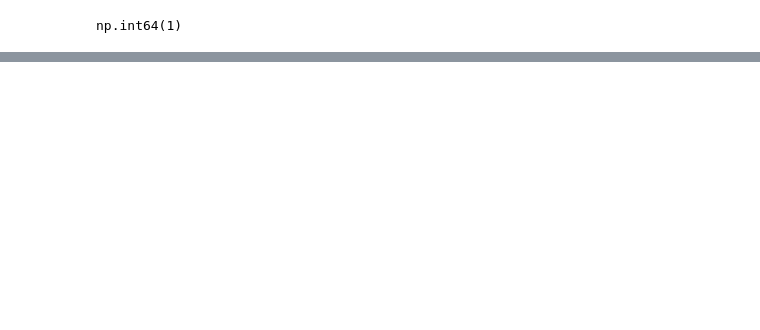
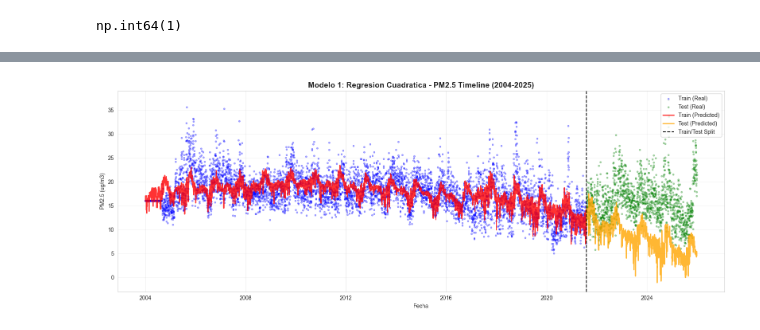
Before and after one commit to MateoJaramillo26/Progreso-3, a Jupyter notebook: ProyectoProgreso3.ipynb, the cells around one changed output, grey strips where cells are left out. Cells and saved outputs as stored; diff of their text form; code cells hidden in the pictures; blank space fills up the shorter version.

```diff
--- a/ProyectoProgreso3.ipynb
+++ b/ProyectoProgreso3.ipynb
@@ -205,0 +502,12 @@ dtype: float64
+# %%
+# PASO 11: Entrenar modelo de Regresion Lineal
+log.info("Entrenando modelo de Regresion Cuadratica...")
+
+start_time = time.time()
+model_quad = LinearRegression()
+model_quad.fit(X_train_scaled, y_train)
+training_time = time.time() - start_time
+
+log.info(f"Modelo entrenado en {training_time:.3f} segundos")
+log.info(f"Coeficientes: {len(model_quad.coef_)} features")
+log.info(f"Intercepto: {model_quad.intercept_:.4f}")
@@ -205,0 +519,9 @@ dtype: float64
+# %%
+# PASO 12: Generar predicciones
+log.info("Generando predicciones...")
+
+y_pred_train = model_quad.predict(X_train_scaled)
+y_pred_test = model_quad.predict(X_test_scaled)
+
+log.info(f"Train - Real: [{y_train.min():.2f}, {y_train.max():.2f}] | Pred: [{y_pred_train.min():.2f}, {y_pred_train.max():.2f}]")
+log.info(f"Test  - Real: [{y_test.min():.2f}, {y_test.max():.2f}] | Pred: [{y_pred_test.min():.2f}, {y_pred_test.max():.2f}]")
@@ -205,0 +572,24 @@ dtype: float64
+# %%
+# PASO 14: Visualizacion 1 - Timeline completo
+log.info("Generando visualizacion: Timeline completo...")
+
+sns.set_style("whitegrid")
+plt.figure(figsize=(16, 6))
+
+plt.scatter(train['Date_time'], y_train, alpha=0.3, s=8, label='Train (Real)', color='blue')
+plt.scatter(test['Date_time'], y_test, alpha=0.3, s=8, label='Test (Real)', color='green')
+plt.plot(train['Date_time'], y_pred_train, color='red', label='Train (Predicted)', linewidth=2, alpha=0.8)
+plt.plot(test['Date_time'], y_pred_test, color='orange', label='Test (Predicted)', linewidth=2, alpha=0.8)
+plt.axvline(split_date, color='black', linestyle='--', linewidth=1.5, label='Train/Test Split')
+
+plt.title('Modelo 1: Regresion Cuadratica - PM2.5 Timeline (2004-2025)', fontsize=14, fontweight='bold')
+plt.xlabel('Fecha')
+plt.ylabel('PM2.5 (ug/m3)')
+plt.legend(loc='upper right')
+plt.grid(True, alpha=0.3)
+plt.tight_layout()
+plt.savefig('model1_timeline.png', dpi=150)
+plt.show()
+
+log.info("Guardado: model1_timeline.png")
+# %% [output]
@@ -205,0 +597 @@ dtype: float64
+[figure, added]
```
Also changed, not shown: parts of 25 cells of this notebook.
